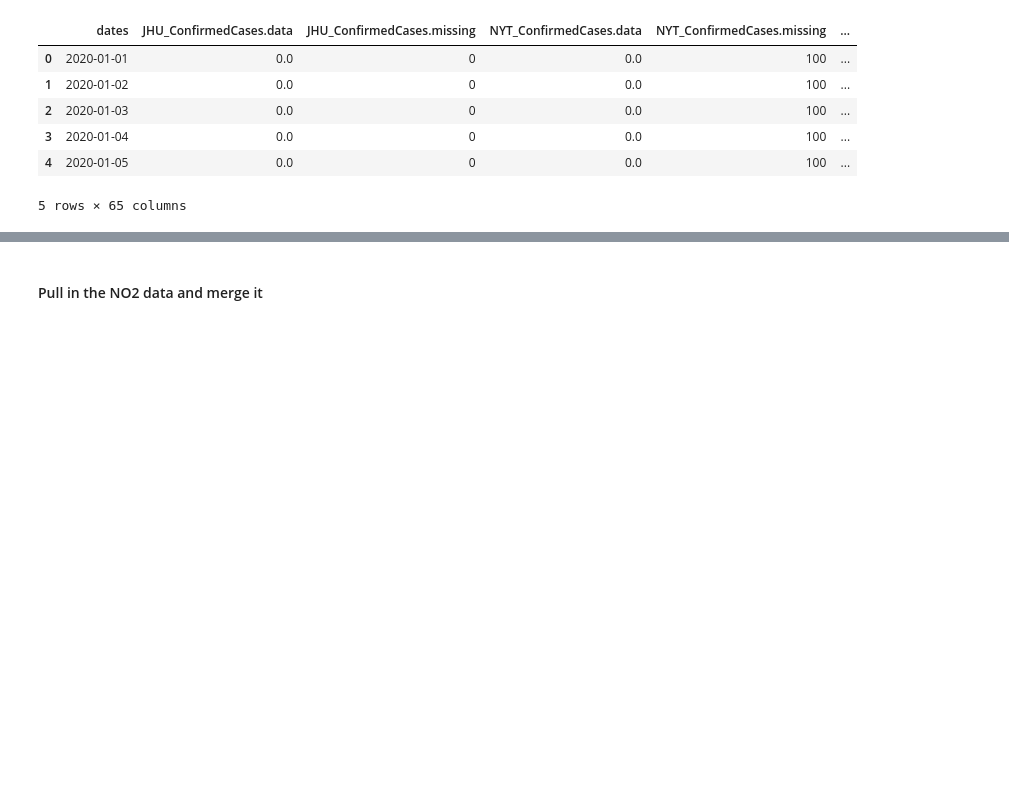
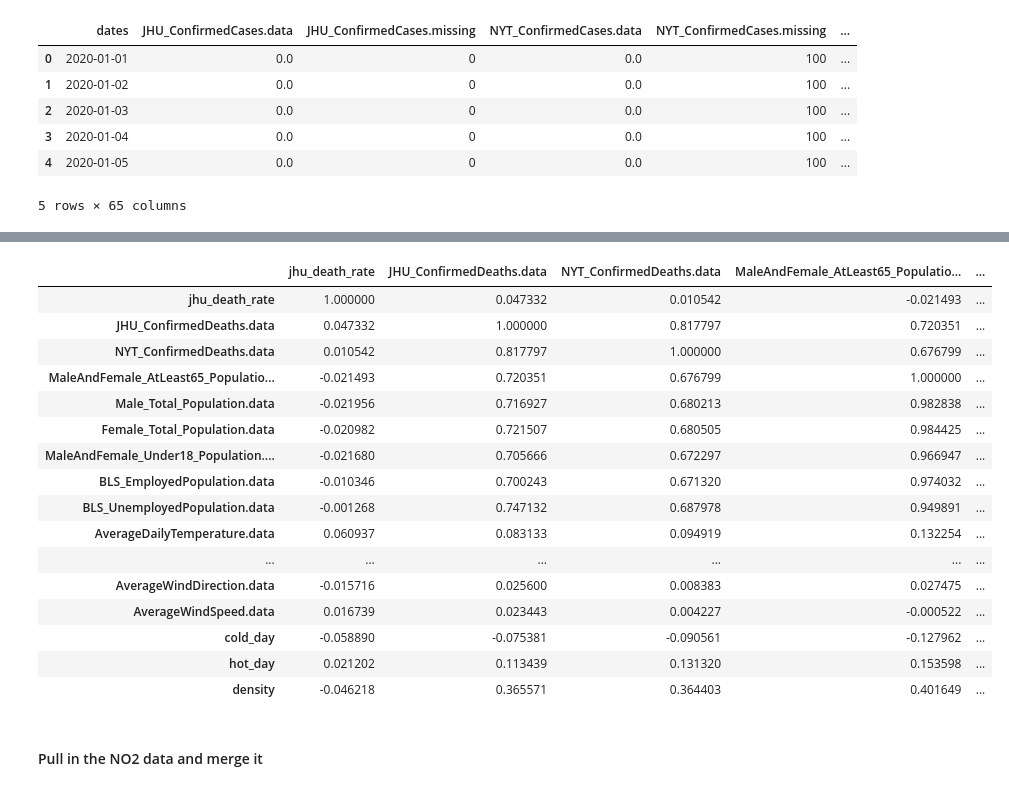
Before and after one commit to richstrouss/capstone, a Jupyter notebook: data/covid/covid_data_analysis.ipynb, the cells around one changed output, grey strips where cells are left out. Cells and saved outputs as stored; diff of their text form; code cells hidden in the pictures; blank space fills up the shorter version.

```diff
--- a/data/covid/covid_data_analysis.ipynb
+++ b/data/covid/covid_data_analysis.ipynb
@@ -152,4 +155,10 @@ sdf = merge_processed_data()
 Key Error KansasCity_Missouri_UnitedStates
 Key Error Hoonah-Angoon_Alaska_UnitedStates
 # %%
-len(sdf)
+def pickle_sdf(sdf):
+    sdf.to_pickle('./processed_data/merged_eda/sdf.pkl')
+
+def load_sdf():
+    return pd.read_pickle('./processed_data/merged_eda/sdf.pkl')
+
+pickle_sdf(sdf)
@@ -158,3 +165,6 @@ len(sdf)
+# %%
+# To save time
+sdf = load_sdf()
 # %%
 sdf.head()
 # %% [output]
@@ -167,0 +200,32 @@ sdf.head()
+# %%
+sdf['jhu_death_rate'] = sdf['JHU_ConfirmedDeaths.data']/sdf['latestTotalPopulation']
+sdf['density'] = sdf['latestTotalPopulation']/sdf['LND110210']
+sdf['latestTotalPopulation_to_hospitalIcuBeds'] = sdf['latestTotalPopulation']/sdf['hospitalIcuBeds']
+sdf['cold_day'] = [1 if t < 50 else 0 for t in sdf['AverageDailyTemperature.data']]
+sdf['hot_day'] = [1 if t > 90 else 0 for t in sdf['AverageDailyTemperature.data']]
+
+sdf_filtered = sdf[sdf.dates >= '2020-03-11']
+sdf_filtered = sdf_filtered[sdf_filtered.dates <= '2021-03-11']
+
+sdf_rollup = sdf_filtered.groupby(by='county').agg({   'jhu_death_rate': 'max',
+                                                       'JHU_ConfirmedDeaths.data': 'max',
+                                                       'NYT_ConfirmedDeaths.data': 'max',
+                                                       'MaleAndFemale_AtLeast65_Population.data': 'max',
+                                                       'Male_Total_Population.data': 'max',
+                                                       'Female_Total_Population.data': 'max',
+                                                       'MaleAndFemale_Under18_Population.data': 'max',
+                                                       'MaleAndFemale_Under18_Population.data': 'max',
+                                                       'BLS_EmployedPopulation.data': 'mean',
+                                                       'BLS_UnemployedPopulation.data': 'mean',
+                                                       'AverageDailyTemperature.data': 'mean',
+                                                       'AverageDewPoint.data': 'mean',
+                                                       'AverageRelativeHumidity.data': 'mean',
+                                                       'AverageSurfaceAirPressure.data': 'mean',
+                                                       'AveragePrecipitationTotal.data': 'mean',
+                                                       'AverageWindDirection.data': 'mean',
+                                                       'AverageWindSpeed.data': 'mean',
+                                                       'cold_day': 'sum',
+                                                       'hot_day': 'sum',
+                                                       'density': 'max'})
+corr = sdf_rollup.corr()
+sdf_rollup
@@ -168,3 +247,23 @@ sdf.head()
+# %%
+display(corr)
+# %% [output]
+|  | jhu_death_rate | JHU_ConfirmedDeaths.data | NYT_ConfirmedDeaths.data | MaleAndFemale_AtLeast65_Populatio... | ... |
+| jhu_death_rate | 1.000000 | 0.047332 | 0.010542 | -0.021493 | ... |
+| JHU_ConfirmedDeaths.data | 0.047332 | 1.000000 | 0.817797 | 0.720351 | ... |
+| NYT_ConfirmedDeaths.data | 0.010542 | 0.817797 | 1.000000 | 0.676799 | ... |
+| MaleAndFemale_AtLeast65_Populatio... | -0.021493 | 0.720351 | 0.676799 | 1.000000 | ... |
+| Male_Total_Population.data | -0.021956 | 0.716927 | 0.680213 | 0.982838 | ... |
+| Female_Total_Population.data | -0.020982 | 0.721507 | 0.680505 | 0.984425 | ... |
+| MaleAndFemale_Under18_Population.... | -0.021680 | 0.705666 | 0.672297 | 0.966947 | ... |
+| BLS_EmployedPopulation.data | -0.010346 | 0.700243 | 0.671320 | 0.974032 | ... |
+| BLS_UnemployedPopulation.data | -0.001268 | 0.747132 | 0.687978 | 0.949891 | ... |
+| AverageDailyTemperature.data | 0.060937 | 0.083133 | 0.094919 | 0.132254 | ... |
+| ... | ... | ... | ... | ... | ... |
+| AverageWindDirection.data | -0.015716 | 0.025600 | 0.008383 | 0.027475 | ... |
+| AverageWindSpeed.data | 0.016739 | 0.023443 | 0.004227 | -0.000522 | ... |
+| cold_day | -0.058890 | -0.075381 | -0.090561 | -0.127962 | ... |
+| hot_day | 0.021202 | 0.113439 | 0.131320 | 0.153598 | ... |
+| density | -0.046218 | 0.365571 | 0.364403 | 0.401649 | ... |
 # %% [markdown]
 #### Pull in the NO2 data and merge it
 # %%
```
Also changed, not shown: parts of 19 cells of this notebook, 1 other file.
